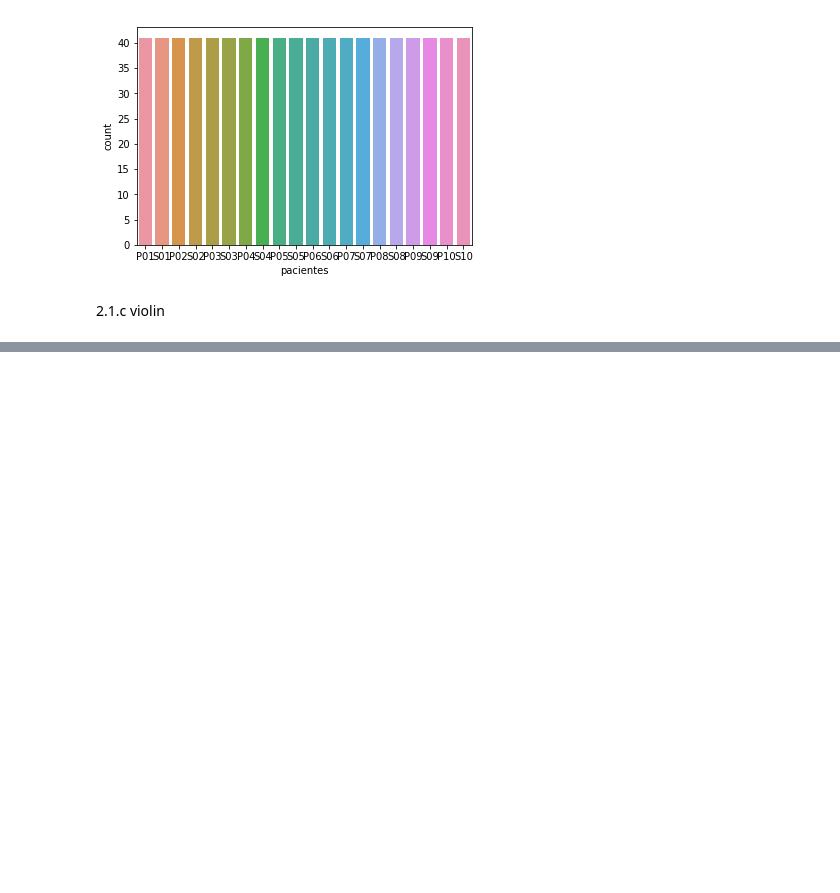
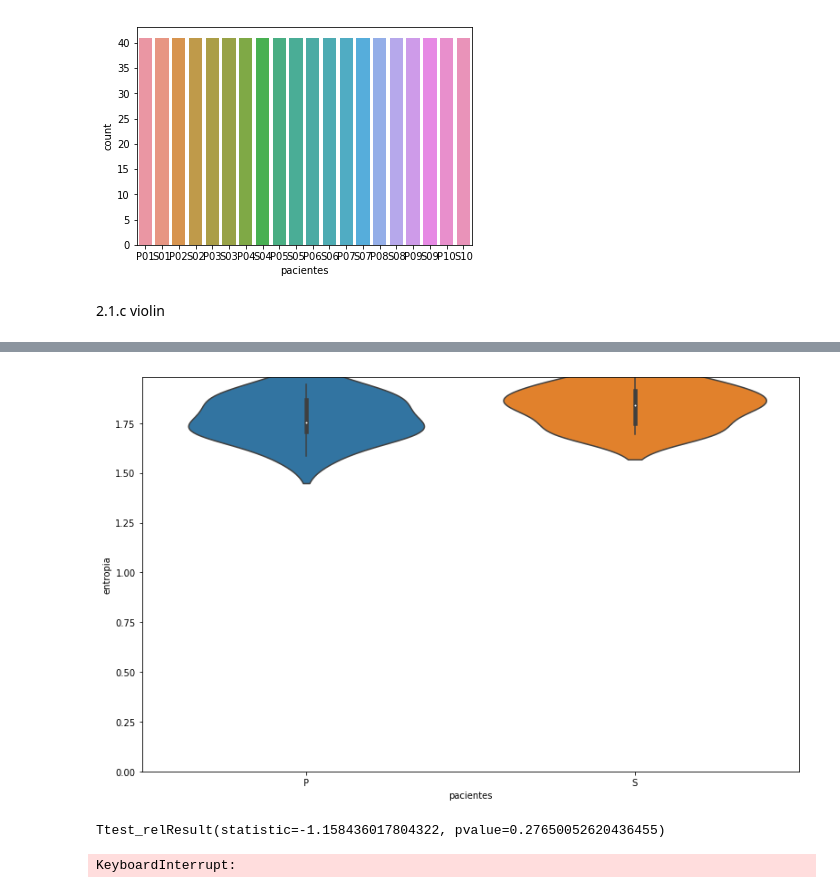
Before and after one commit to fhosen/CienciaDeDatos, a Jupyter notebook: TP2/TP2.ipynb, the cells around one changed output, grey strips where cells are left out. Saved outputs shown, nothing was run; the diff lists cells and outputs as text; code cells hidden in the pictures; blank space fills up the shorter version.

```diff
--- a/TP2/TP2.ipynb
+++ b/TP2/TP2.ipynb
@@ -206,45 +180,40 @@ import scipy
 #import scipy.stats.ttest_rel
 import math
 
 bandas = [0, 4, 8, 13, 30, 45]
 valores = [[] for i in range(len(bandas))]
 entropies = []
 
 for paciente in pacientes:
     dtfspatient = None
     test = sio.loadmat(paciente)["data"]
-    avg2 = np.mean(test, axis = 0)
-    for electrode in avg2:
-        bins = 25
-        hist = np.histogram(electrode, bins)
-        suma = float(sum(hist[0]))
-        aux = [i/suma * math.log(i/suma) for i in hist[0] if i!=0]
-        entropy = -sum(aux)
-        entropies.append((paciente[0], entropy))
     avg1 = np.mean(test, axis = 1)
     avg2 = np.mean(avg1, axis = 0)
     # Deshardcodear
-    bins = 25
-    hist = np.histogram(avg2, bins)
+    hist = np.histogram(avg2, bins = "scott")
     suma = float(sum(hist[0]))
     aux = [i/suma * math.log(i/suma) for i in hist[0] if i!=0]
     entropy = -sum(aux)
     entropies.append((paciente[0], entropy))
 
 
 valoresdf = pd.DataFrame(entropies, columns = ["pacientes", "entropia"])
 plt.figure(figsize=(13,8))
 sb.violinplot(x = "pacientes", y = "entropia", data = valoresdf)
 plt.ylim(0, max([v[1] for v in entropies]))
 plt.show()
 
 ### Test Estadistico ###
 
 ##[|pacientes: P/S, entropia: num|]
-patients_p = valoresdf[::2]
-patients_s = valoresdf[1::2]
+patients_p = valoresdf["entropia"][::2]
+patients_s = valoresdf["entropia"][1::2]
 
 testResult = scipy.stats.ttest_rel(patients_p, patients_s)
+print testResult
+# %% [output]
+[figure, added]
+Ttest_relResult(statistic=-1.158436017804322, pvalue=0.27650052620436455)
 # %%
 import numpy as np
 import math
@@ -273,3 +242,5 @@ plt.figure(figsize=(13,8))
 sb.violinplot(x = "pacientes", y = "entropia", data = valoresdf)
 plt.ylim(0, max([v[1] for v in entropies]))
 plt.show()
+# %% [output]
+KeyboardInterrupt:
```
Also changed, not shown: parts of 7 cells of this notebook.
